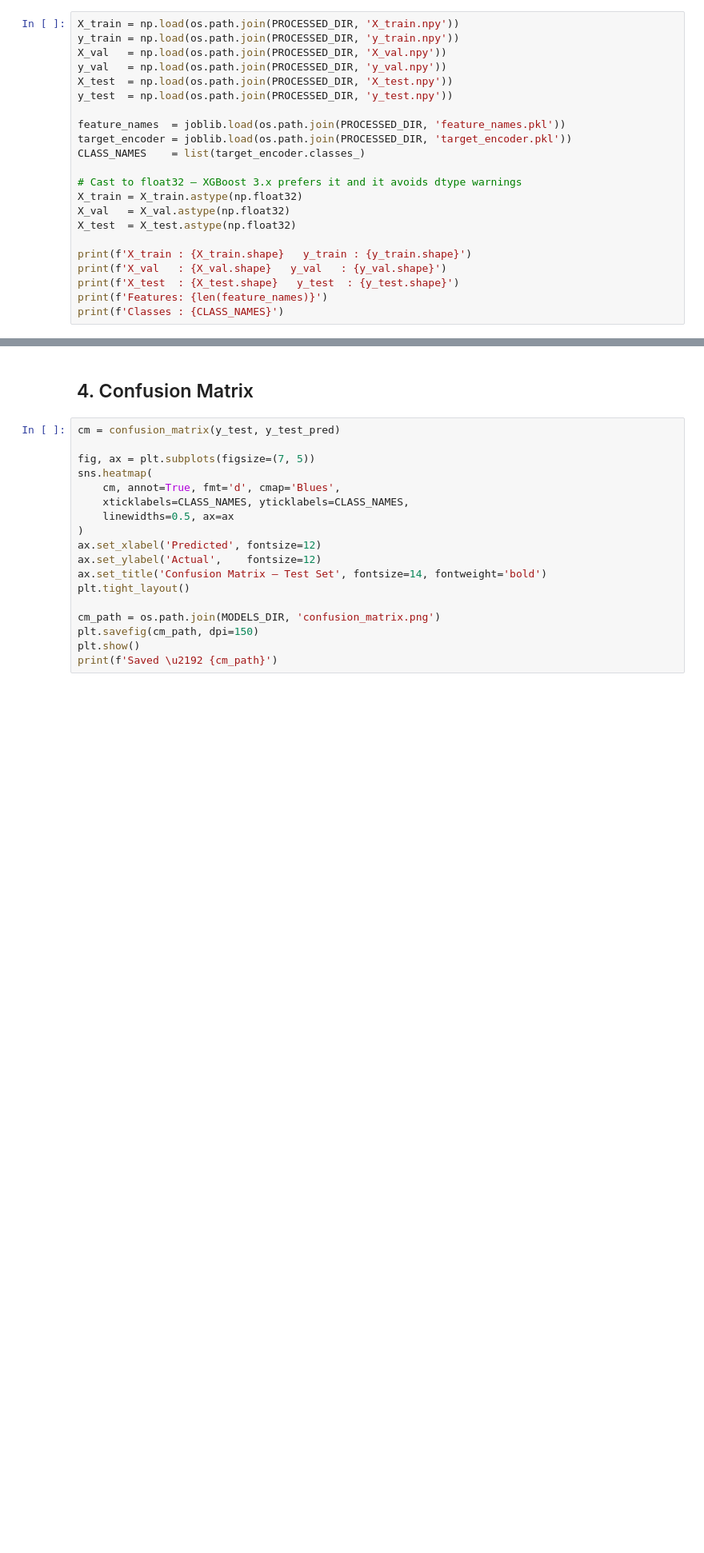
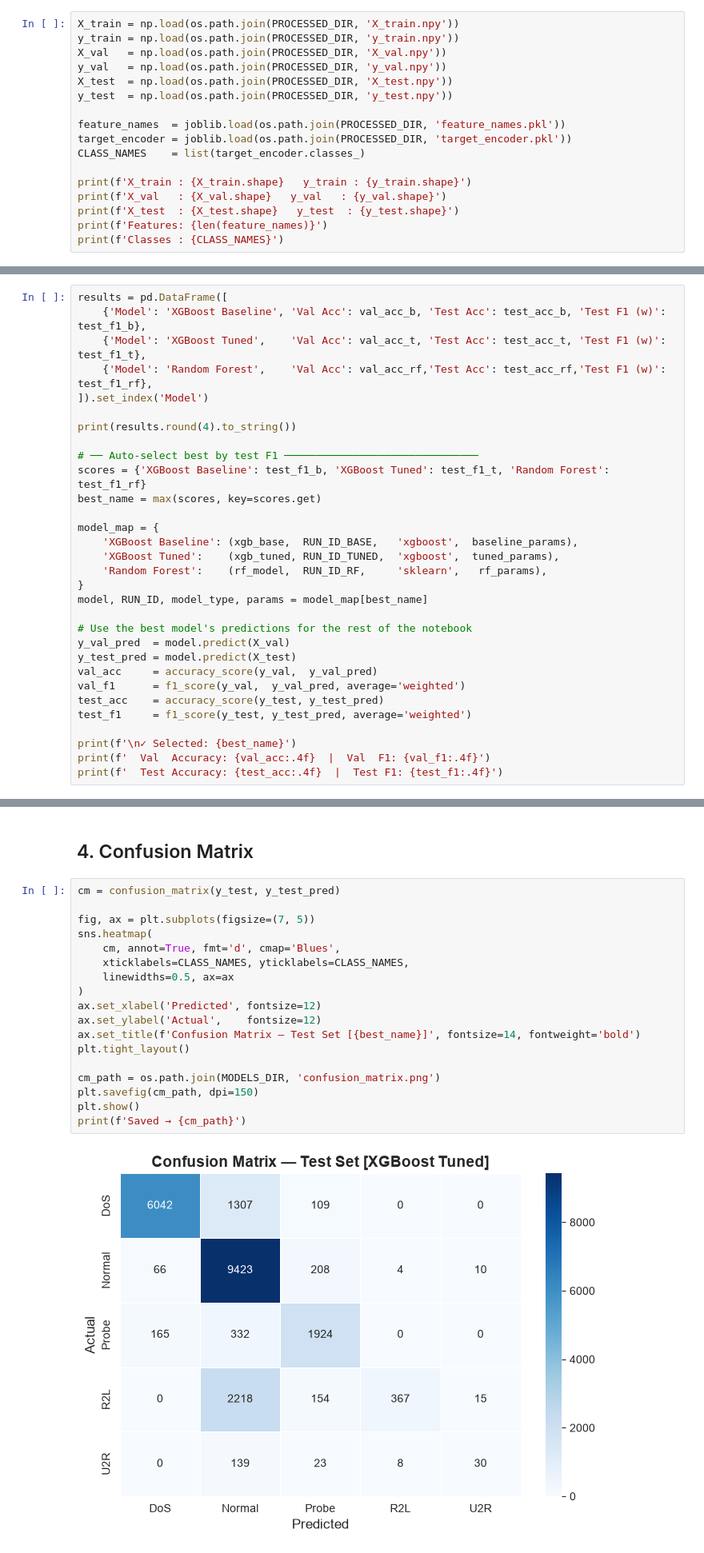
Before and after one commit to Bhagyesh312/NIDS, a Jupyter notebook: notebooks/03_model_training.ipynb, the cells around one changed output, grey strips where cells are left out. Shown at 80% size. Cells and saved outputs as stored; diff of their text form; blank space fills up the shorter version.

```diff
--- a/notebooks/03_model_training.ipynb
+++ b/notebooks/03_model_training.ipynb
@@ -67,11 +67,6 @@ feature_names  = joblib.load(os.path.join(PROCESSED_DIR, 'feature_names.pkl'))
 target_encoder = joblib.load(os.path.join(PROCESSED_DIR, 'target_encoder.pkl'))
 CLASS_NAMES    = list(target_encoder.classes_)
 
-# Cast to float32 — XGBoost 3.x prefers it and it avoids dtype warnings
-X_train = X_train.astype(np.float32)
-X_val   = X_val.astype(np.float32)
-X_test  = X_test.astype(np.float32)
-
 print(f'X_train : {X_train.shape}   y_train : {y_train.shape}')
 print(f'X_val   : {X_val.shape}   y_val   : {y_val.shape}')
 print(f'X_test  : {X_test.shape}   y_test  : {y_test.shape}')
@@ -155,0 +231,31 @@ MLflow Run ID: 906238d6d3314f3195e23197ff6c3caa
+# %%
+results = pd.DataFrame([
+    {'Model': 'XGBoost Baseline', 'Val Acc': val_acc_b, 'Test Acc': test_acc_b, 'Test F1 (w)': test_f1_b},
+    {'Model': 'XGBoost Tuned',    'Val Acc': val_acc_t, 'Test Acc': test_acc_t, 'Test F1 (w)': test_f1_t},
+    {'Model': 'Random Forest',    'Val Acc': val_acc_rf,'Test Acc': test_acc_rf,'Test F1 (w)': test_f1_rf},
+]).set_index('Model')
+
+print(results.round(4).to_string())
+
+# ── Auto-select best by test F1 ───────────────────────────────
+scores = {'XGBoost Baseline': test_f1_b, 'XGBoost Tuned': test_f1_t, 'Random Forest': test_f1_rf}
+best_name = max(scores, key=scores.get)
+
+model_map = {
+    'XGBoost Baseline': (xgb_base,  RUN_ID_BASE,   'xgboost',  baseline_params),
+    'XGBoost Tuned':    (xgb_tuned, RUN_ID_TUNED,  'xgboost',  tuned_params),
+    'Random Forest':    (rf_model,  RUN_ID_RF,     'sklearn',   rf_params),
+}
+model, RUN_ID, model_type, params = model_map[best_name]
+
+# Use the best model's predictions for the rest of the notebook
+y_val_pred  = model.predict(X_val)
+y_test_pred = model.predict(X_test)
+val_acc     = accuracy_score(y_val,  y_val_pred)
+val_f1      = f1_score(y_val,  y_val_pred, average='weighted')
+test_acc    = accuracy_score(y_test, y_test_pred)
+test_f1     = f1_score(y_test, y_test_pred, average='weighted')
+
+print(f'\n✓ Selected: {best_name}')
+print(f'  Val  Accuracy: {val_acc:.4f}  |  Val  F1: {val_f1:.4f}')
+print(f'  Test Accuracy: {test_acc:.4f}  |  Test F1: {test_f1:.4f}')
@@ -183,19 +299,20 @@ weighted avg       0.84      0.80      0.77     22544
 # %%
 cm = confusion_matrix(y_test, y_test_pred)
 
 fig, ax = plt.subplots(figsize=(7, 5))
 sns.heatmap(
     cm, annot=True, fmt='d', cmap='Blues',
     xticklabels=CLASS_NAMES, yticklabels=CLASS_NAMES,
     linewidths=0.5, ax=ax
 )
 ax.set_xlabel('Predicted', fontsize=12)
 ax.set_ylabel('Actual',    fontsize=12)
-ax.set_title('Confusion Matrix — Test Set', fontsize=14, fontweight='bold')
+ax.set_title(f'Confusion Matrix — Test Set [{best_name}]', fontsize=14, fontweight='bold')
 plt.tight_layout()
 
 cm_path = os.path.join(MODELS_DIR, 'confusion_matrix.png')
 plt.savefig(cm_path, dpi=150)
 plt.show()
-print(f'Saved \u2192 {cm_path}')
+print(f'Saved → {cm_path}')
 # %% [output]
+[figure, added]
```
Also changed, not shown: parts of 29 cells of this notebook, 3 other files.
